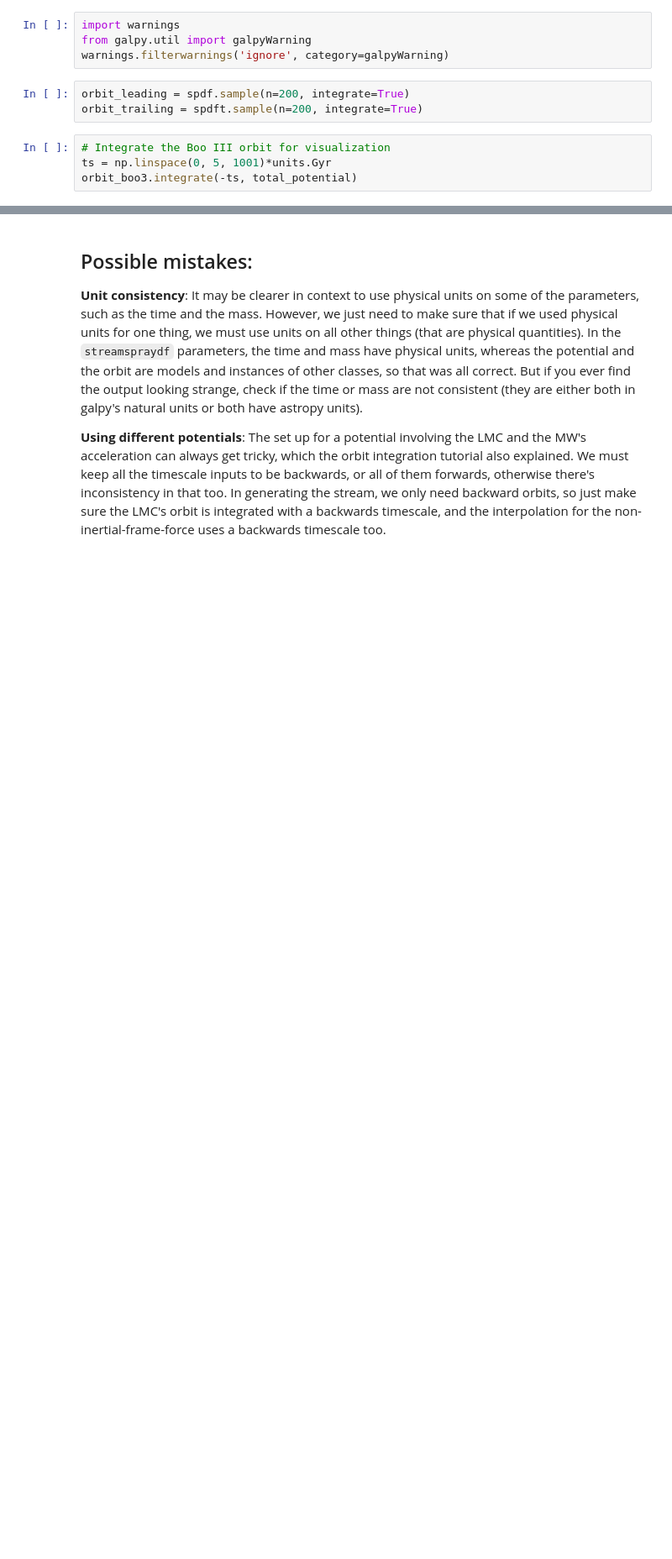
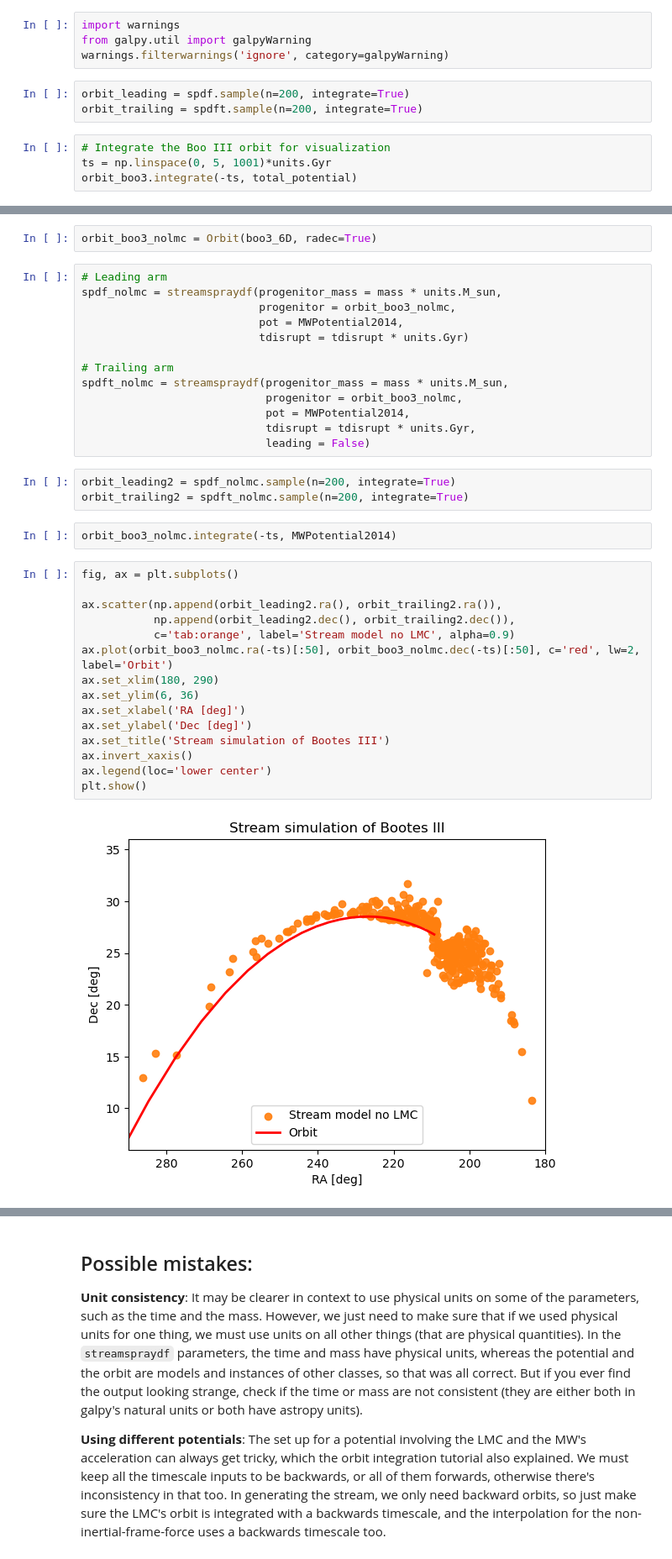
Before and after one commit to Kevin22888/Research-Bootes-III, a Jupyter notebook: additional/stream_tutorial.ipynb, the cells around one changed output, grey strips where cells are left out. Shown: that part at 84% size. Drawn from its saved outputs; the diff is of its cells as text; blank space fills up the shorter version.

```diff
--- a/additional/stream_tutorial.ipynb
+++ b/additional/stream_tutorial.ipynb
@@ -244,0 +250,37 @@ plt.show()
+# %%
+orbit_boo3_nolmc = Orbit(boo3_6D, radec=True)
+# %%
+# Leading arm
+spdf_nolmc = streamspraydf(progenitor_mass = mass * units.M_sun,
+                           progenitor = orbit_boo3_nolmc,
+                           pot = MWPotential2014,
+                           tdisrupt = tdisrupt * units.Gyr)
+
+# Trailing arm
+spdft_nolmc = streamspraydf(progenitor_mass = mass * units.M_sun,
+                            progenitor = orbit_boo3_nolmc,
+                            pot = MWPotential2014,
+                            tdisrupt = tdisrupt * units.Gyr,
+                            leading = False)
+# %%
+orbit_leading2 = spdf_nolmc.sample(n=200, integrate=True)
+orbit_trailing2 = spdft_nolmc.sample(n=200, integrate=True)
+# %%
+orbit_boo3_nolmc.integrate(-ts, MWPotential2014)
+# %%
+fig, ax = plt.subplots()
+
+ax.scatter(np.append(orbit_leading2.ra(), orbit_trailing2.ra()),
+           np.append(orbit_leading2.dec(), orbit_trailing2.dec()),
+           c='tab:orange', label='Stream model no LMC', alpha=0.9)
+ax.plot(orbit_boo3_nolmc.ra(-ts)[:50], orbit_boo3_nolmc.dec(-ts)[:50], c='red', lw=2, label='Orbit')
+ax.set_xlim(180, 290)
+ax.set_ylim(6, 36)
+ax.set_xlabel('RA [deg]')
+ax.set_ylabel('Dec [deg]')
+ax.set_title('Stream simulation of Bootes III')
+ax.invert_xaxis()
+ax.legend(loc='lower center')
+plt.show()
+# %% [output]
+[figure, added]
```
Also changed, not shown: parts of 3 cells of this notebook.
